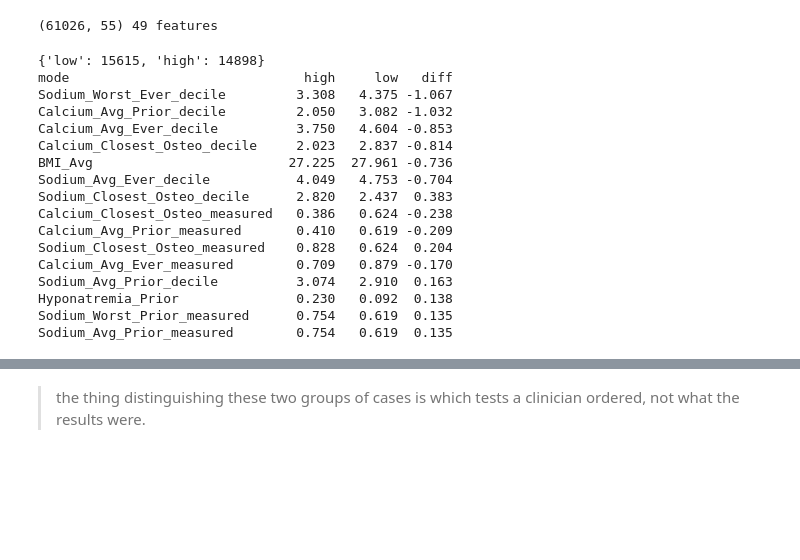
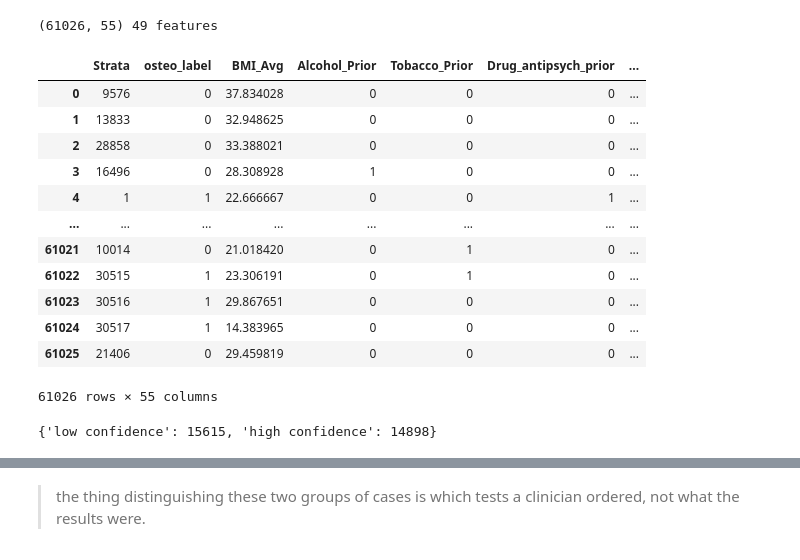
Before and after one commit to ThanhNguyen93/osteoporosis_risk_classifier, a Jupyter notebook: notebooks/07-investigate-class-imbalanced.ipynb, the cells around one changed output, grey strips where cells are left out. Cells and saved outputs as stored; diff of their text form; code cells hidden in the pictures; blank space fills up the shorter version.

```diff
--- a/notebooks/07-investigate-class-imbalanced.ipynb
+++ b/notebooks/07-investigate-class-imbalanced.ipynb
@@ -132,37 +221,29 @@ joined = data_OHE.merge(
 print(joined.shape, len(FEATURE_COLS), "features")
 # %% [output]
 (61026, 55) 49 features
+# %%
+joined
+# %% [output]
+|  | Strata | osteo_label | BMI_Avg | Alcohol_Prior | Tobacco_Prior | Drug_antipsych_prior | ... |
+| 0 | 9576 | 0 | 37.834028 | 0 | 0 | 0 | ... |
+| 1 | 13833 | 0 | 32.948625 | 0 | 0 | 0 | ... |
+| 2 | 28858 | 0 | 33.388021 | 0 | 0 | 0 | ... |
+| 3 | 16496 | 0 | 28.308928 | 1 | 0 | 0 | ... |
+| 4 | 1 | 1 | 22.666667 | 0 | 0 | 1 | ... |
+| ... | ... | ... | ... | ... | ... | ... | ... |
+| 61021 | 10014 | 0 | 21.018420 | 0 | 1 | 0 | ... |
+| 61022 | 30515 | 1 | 23.306191 | 0 | 1 | 0 | ... |
+| 61023 | 30516 | 1 | 29.867651 | 0 | 0 | 0 | ... |
+| 61024 | 30517 | 1 | 14.383965 | 0 | 0 | 0 | ... |
+| 61025 | 21406 | 0 | 29.459819 | 0 | 0 | 0 | ... |
+61026 rows × 55 columns
 # %%
 MODEL = "XGB"
 CUT   = 0.6          # the trough between the two case modes
 
 cases = joined[joined["osteo_label"] == 1].copy()
-cases["mode"] = np.where(cases[f"{MODEL}_prob"] >= CUT, "high", "low") #high mean the model confident about its prediction
+cases["mode"] = np.where(cases[f"{MODEL}_prob"] >= CUT, "high confidence", "low confidence") #high mean the model confident about its prediction
 
 print(cases["mode"].value_counts().to_dict())
-
-compare = (cases.groupby("mode")[FEATURE_COLS]
-                .mean()
-                .T
-                .assign(diff=lambda d: d["high"] - d["low"]))
-
-print(compare.reindex(compare["diff"].abs().sort_values(ascending=False).index)
-             .head(15).round(3))
 # %% [output]
-{'low': 15615, 'high': 14898}
-mode                              high     low   diff
-Sodium_Worst_Ever_decile         3.308   4.375 -1.067
-Calcium_Avg_Prior_decile         2.050   3.082 -1.032
-Calcium_Avg_Ever_decile          3.750   4.604 -0.853
-Calcium_Closest_Osteo_decile     2.023   2.837 -0.814
-BMI_Avg                         27.225  27.961 -0.736
-Sodium_Avg_Ever_decile           4.049   4.753 -0.704
-Sodium_Closest_Osteo_decile      2.820   2.437  0.383
-Calcium_Closest_Osteo_measured   0.386   0.624 -0.238
-Calcium_Avg_Prior_measured       0.410   0.619 -0.209
-Sodium_Closest_Osteo_measured    0.828   0.624  0.204
-Calcium_Avg_Ever_measured        0.709   0.879 -0.170
-Sodium_Avg_Prior_decile          3.074   2.910  0.163
-Hyponatremia_Prior               0.230   0.092  0.138
-Sodium_Worst_Prior_measured      0.754   0.619  0.135
-Sodium_Avg_Prior_measured        0.754   0.619  0.135
+{'low confidence': 15615, 'high confidence': 14898}
```
Also changed, not shown: parts of 43 cells of this notebook, 1 other file.
